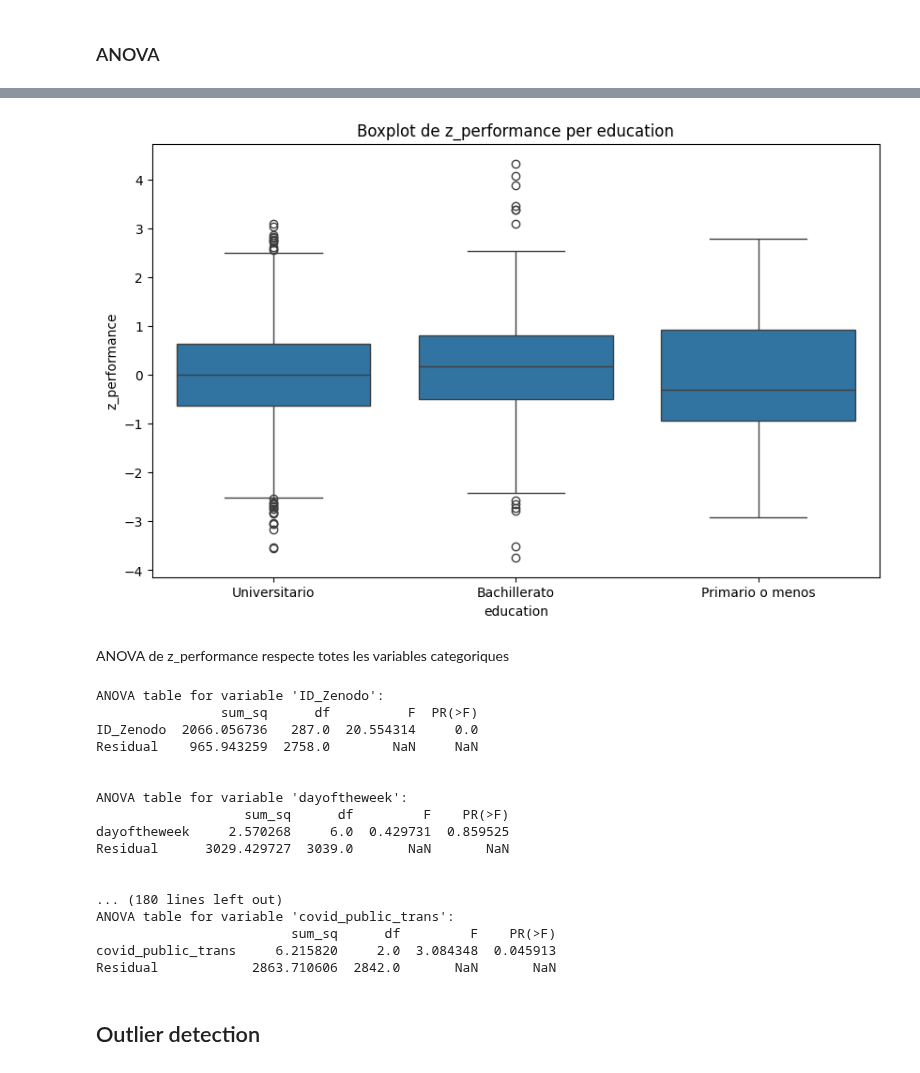
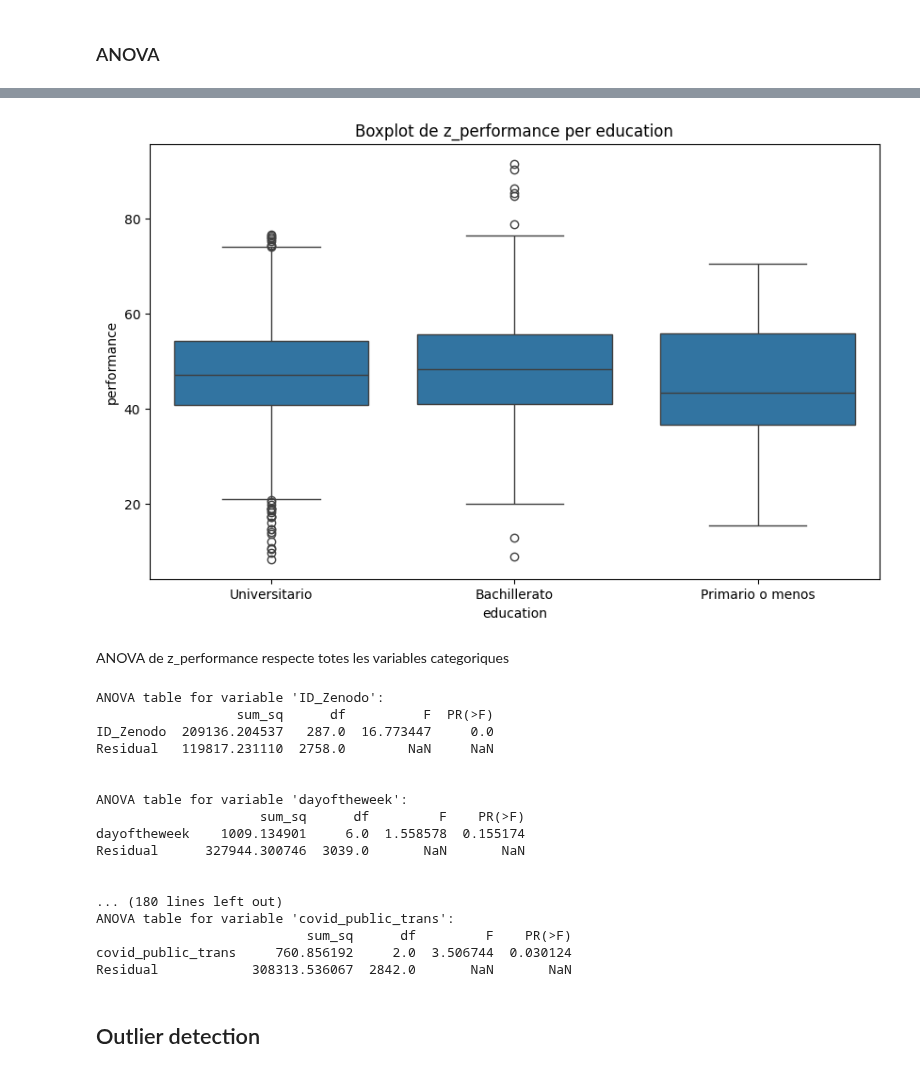
Before and after one commit to adraco007/Pollution_Health_BCN, a Jupyter notebook: EDA_preprocess.ipynb, the cells around one changed output, grey strips where cells are left out. Saved outputs shown, nothing was run; the diff lists cells and outputs as text; code cells hidden in the pictures.

```diff
--- a/EDA_preprocess.ipynb
+++ b/EDA_preprocess.ipynb
@@ -35,7 +35,7 @@ for name in list_to_cat:
     df[name] = df[name].astype('category')
 # %%
 eliminations = ['date_all', 'mean_incongruent', 'correct', 'response_duration_ms',
-                'mean_congruent', 'horasfuera', 'performance', 'inhib_control', 'z_mean_incongruent',
+                'mean_congruent', 'horasfuera', 'z_performance', 'inhib_control', 'z_mean_incongruent',
                 'z_inhib_control', 'no2bcn_12h_x30', 'no2bcn_24h_x30', 'no2gps_12h_x30',
                 'no2gps_24h_x30', 'min_gps', 'hour_gps', 'sec_noise55_day', 'sec_noise65_day',
                 'sec_greenblue_day', 'Houron', 'Houroff', 'start_day', 'start_month', 'start_year',
@@ -132,12 +132,12 @@ anova_table
 # %%
 # boxplots del ANOVA anterior
 
 plt.figure(figsize=(10, 6))
-sns.boxplot(data=df, x='education', y='z_performance')
+sns.boxplot(data=df, x='education', y='performance')
 plt.title('Boxplot de z_performance per education')
 plt.show()
 # %% [output]
-[figure, old version]
+[figure, new version]
 # %% [markdown]
 ANOVA de z_performance respecte totes les variables categoriques
 # %%
@@ -152,7 +152,7 @@ cat_vars = df.select_dtypes(include=['object', 'category']).columns
 for var in cat_vars:
     if var != 'ID_zenodo':  # Exclude 'ID_zenodo'
         # Construct the formula
-        formula = 'z_performance ~ ' + var
+        formula = 'performance ~ ' + var
 
         # Fit the model
         model = ols(formula, data=df).fit()
@@ -166,22 +166,22 @@ for var in cat_vars:
         print("\n")
 # %% [output]
 ANOVA table for variable 'ID_Zenodo':
-                sum_sq      df          F  PR(>F)
-ID_Zenodo  2066.056736   287.0  20.554314     0.0
-Residual    965.943259  2758.0        NaN     NaN
+                  sum_sq      df          F  PR(>F)
+ID_Zenodo  209136.204537   287.0  16.773447     0.0
+Residual   119817.231110  2758.0        NaN     NaN
 
 
 ANOVA table for variable 'dayoftheweek':
-                   sum_sq      df         F    PR(>F)
-dayoftheweek     2.570268     6.0  0.429731  0.859525
-Residual      3029.429727  3039.0       NaN       NaN
+                     sum_sq      df         F    PR(>F)
+dayoftheweek    1009.134901     6.0  1.558578  0.155174
+Residual      327944.300746  3039.0       NaN       NaN
 
 
 ... (180 lines left out)
 ANOVA table for variable 'covid_public_trans':
-                         sum_sq      df         F    PR(>F)
-covid_public_trans     6.215820     2.0  3.084348  0.045913
-Residual            2863.710606  2842.0       NaN       NaN
+                           sum_sq      df         F    PR(>F)
+covid_public_trans     760.856192     2.0  3.506744  0.030124
+Residual            308313.536067  2842.0       NaN       NaN
 # %% [markdown]
 ## Outlier detection
 # %%
```
Also changed, not shown: parts of 8 cells of this notebook, 1 other file.
